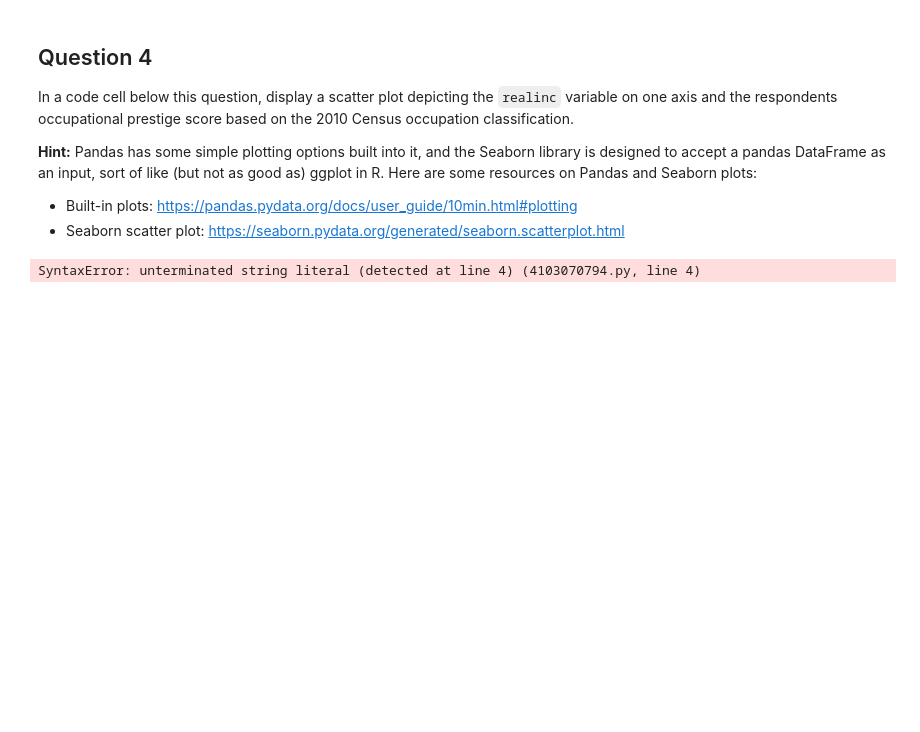
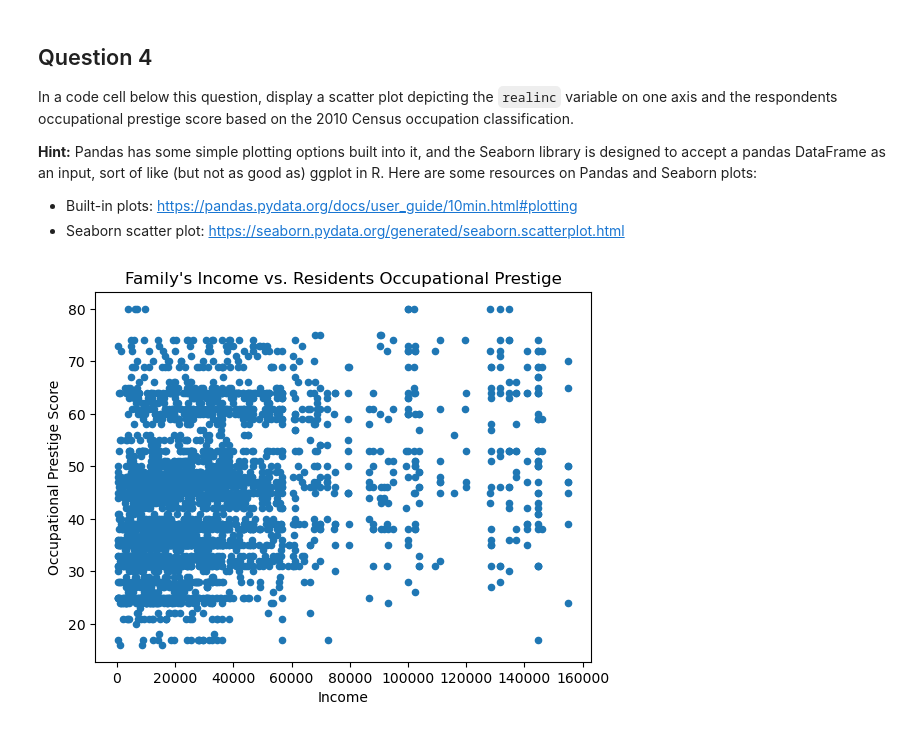
Before and after one commit to treilly05/da-210-spring-2025-h-2.2, a Jupyter notebook: h-2.2.ipynb, the cells around one changed output. Saved outputs shown, nothing was run; the diff lists cells and outputs as text; code cells hidden in the pictures; blank space fills up the shorter version.

```diff
--- a/h-2.2.ipynb
+++ b/h-2.2.ipynb
@@ -79,9 +88,12 @@ __Hint:__ Pandas has some simple plotting options built into it, and the Seaborn
 # %%
 #residents occupational prestive score 'prestg10'
 import matplotlib.pyplot as plt
-gss_sample.csv(kind = 'scatter', x = 'realinc', y = 'prestg10')
-plt.title('Family's Income vs. Residents Occupational Prestige')
+gss_sample=pd.read_csv('/Users/tessareilly/Documents/DA-210/GitHub/da-210-spring-2025-h-2.2/gss/data/gss_sample.csv')
+gss_sample.plot(kind = 'scatter', x = 'realinc', y = 'prestg10')
+plt.title("Family's Income vs. Residents Occupational Prestige")
 plt.xlabel('Income')
 plt.ylabel('Occupational Prestige Score')
+
+plt.show()
 # %% [output]
-SyntaxError: unterminated string literal (detected at line 4) (4103070794.py, line 4)
+[figure, added]
```
Also changed, not shown: parts of 3 cells of this notebook.
